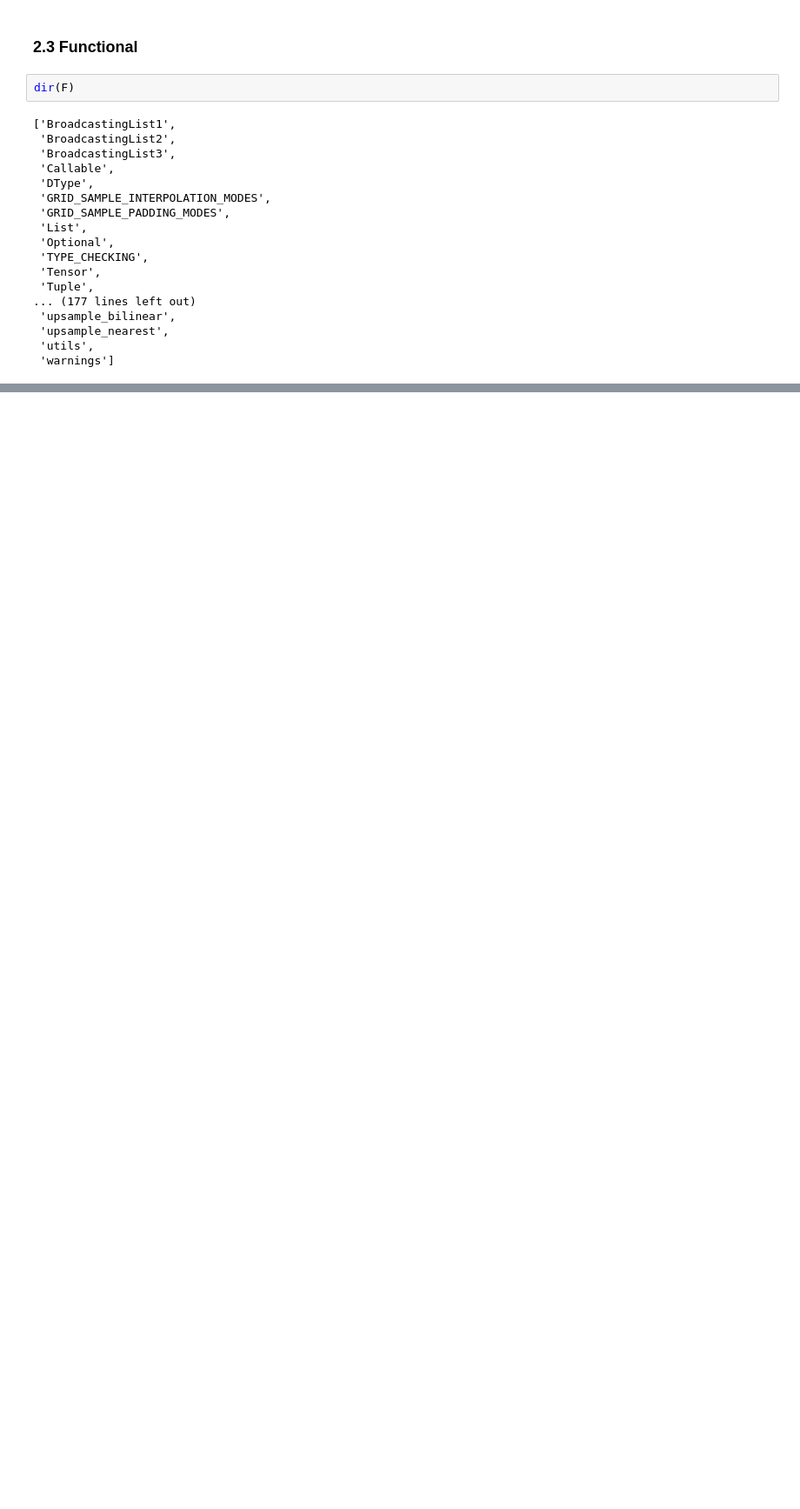
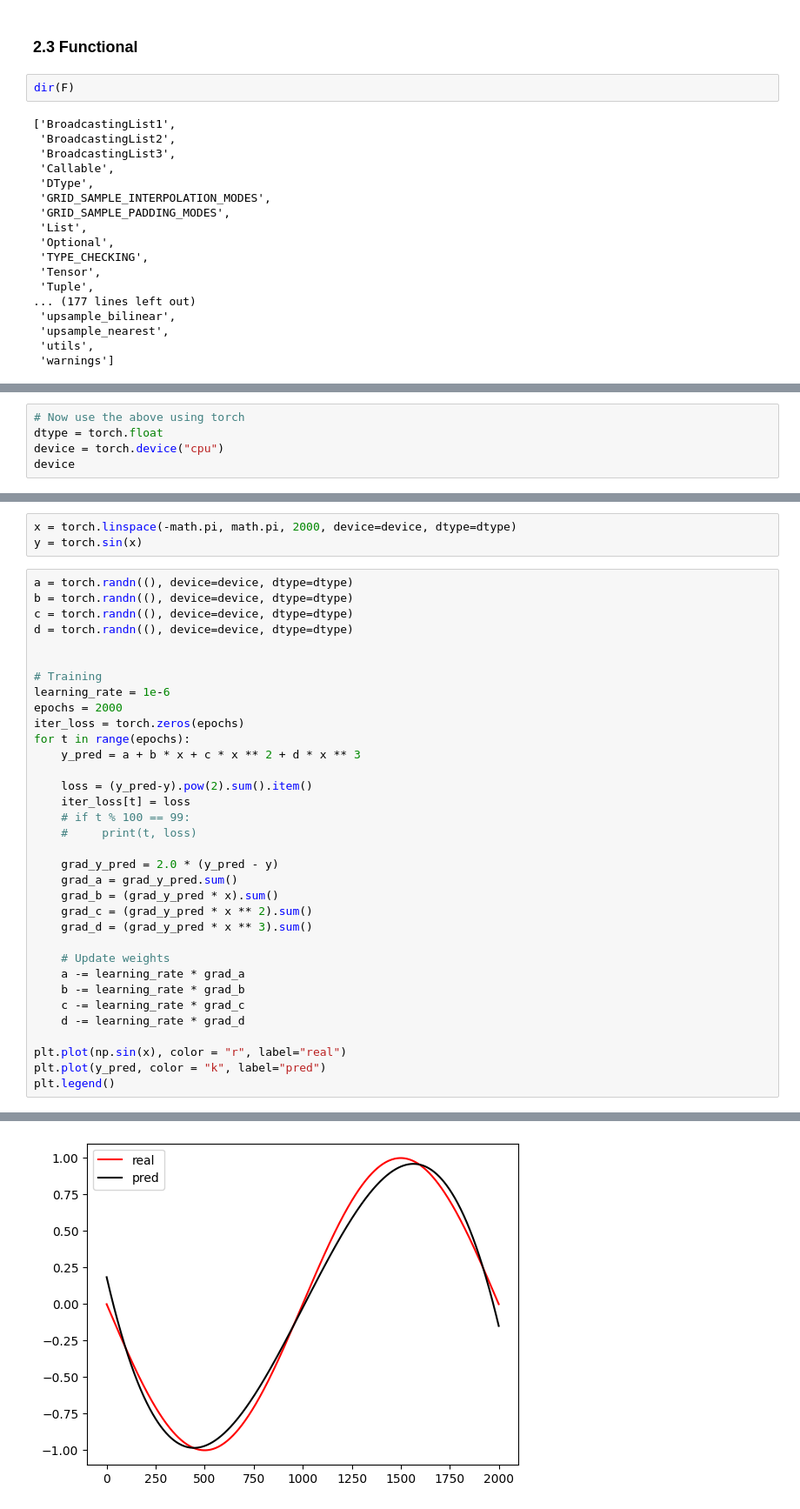
Before and after one commit to abhishekde95/Projects, a Jupyter notebook: DS/pytorch/torch_exploration.ipynb, the cells around one changed output, grey strips where cells are left out. Shown at 87% size. Drawn from its saved outputs; the diff is of its cells as text; blank space fills up the shorter version.

```diff
--- a/DS/pytorch/torch_exploration.ipynb
+++ b/DS/pytorch/torch_exploration.ipynb
@@ -179,0 +338,5 @@ dir(F)
+# %%
+# Now use the above using torch
+dtype = torch.float
+device = torch.device("cpu")
+device
@@ -179,0 +345,38 @@ dir(F)
+# %%
+x = torch.linspace(-math.pi, math.pi, 2000, device=device, dtype=dtype)
+y = torch.sin(x)
+# %%
+a = torch.randn((), device=device, dtype=dtype)
+b = torch.randn((), device=device, dtype=dtype)
+c = torch.randn((), device=device, dtype=dtype)
+d = torch.randn((), device=device, dtype=dtype)
+
+
+# Training
+learning_rate = 1e-6
+epochs = 2000
+iter_loss = torch.zeros(epochs)
+for t in range(epochs):
+    y_pred = a + b * x + c * x ** 2 + d * x ** 3
+
+    loss = (y_pred-y).pow(2).sum().item()
+    iter_loss[t] = loss
+    # if t % 100 == 99:
+    #     print(t, loss)
+
+    grad_y_pred = 2.0 * (y_pred - y)
+    grad_a = grad_y_pred.sum()
+    grad_b = (grad_y_pred * x).sum()
+    grad_c = (grad_y_pred * x ** 2).sum()
+    grad_d = (grad_y_pred * x ** 3).sum()
+
+    # Update weights
+    a -= learning_rate * grad_a
+    b -= learning_rate * grad_b
+    c -= learning_rate * grad_c
+    d -= learning_rate * grad_d
+
+plt.plot(np.sin(x), color = "r", label="real")
+plt.plot(y_pred, color = "k", label="pred")
+plt.legend()
+# %% [output]
@@ -179,0 +384 @@ dir(F)
+[figure, added]
```
Also changed, not shown: parts of 18 cells of this notebook.
